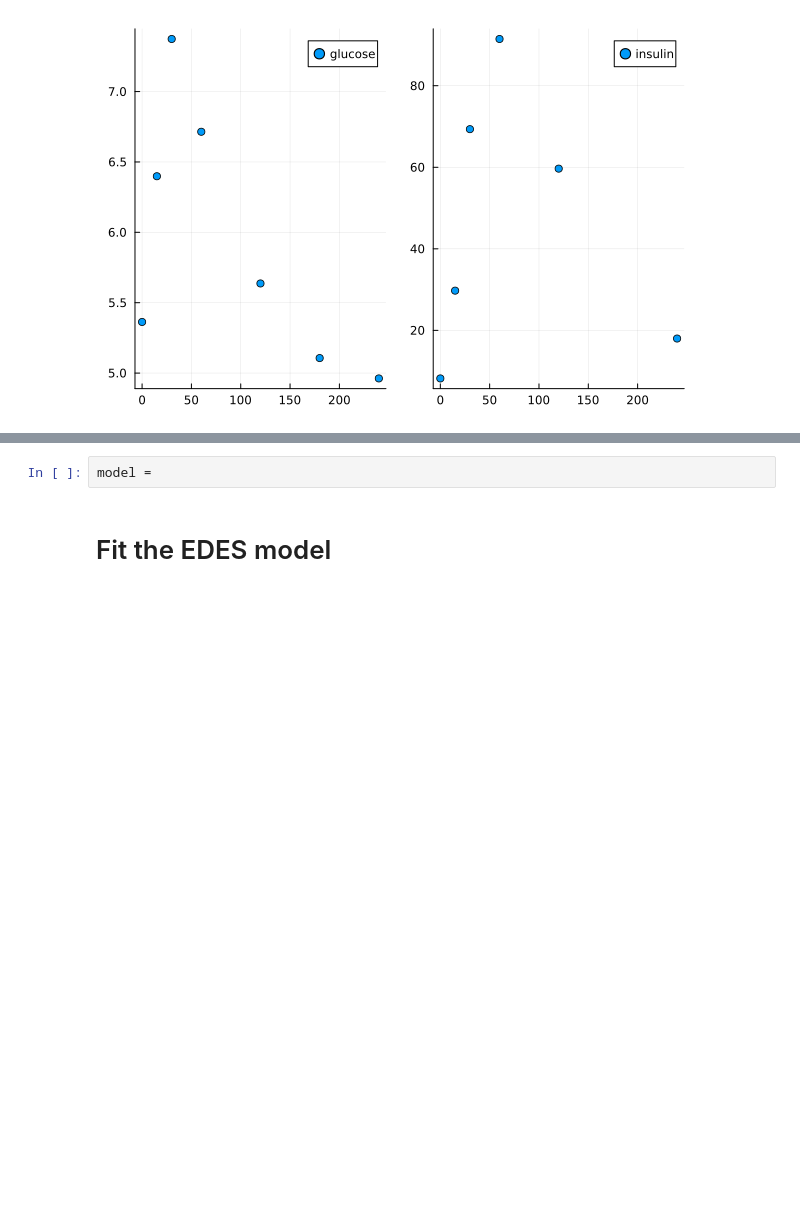
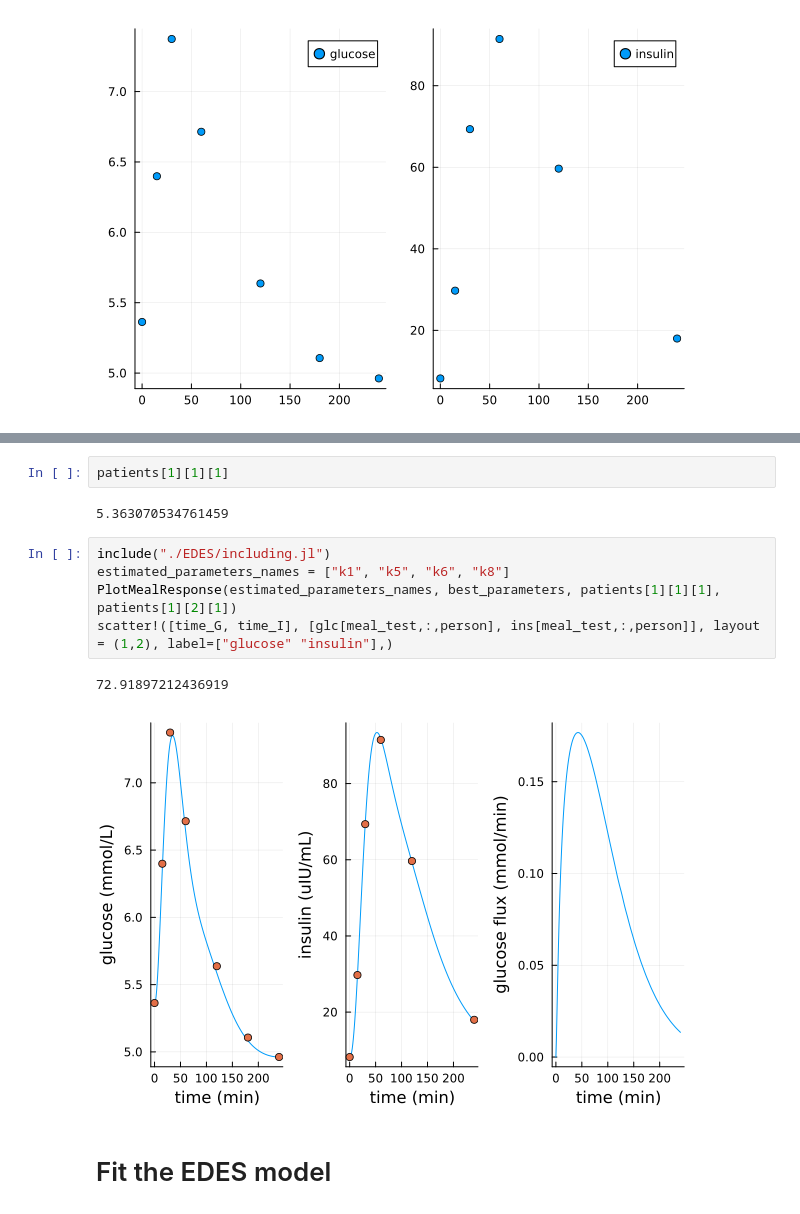
Before and after one commit to JDQuadt/EDES, a Jupyter notebook: Synthetic_fits.ipynb, the cells around one changed output, grey strips where cells are left out. Saved outputs shown, nothing was run; the diff lists cells and outputs as text; blank space fills up the shorter version.

```diff
--- a/Synthetic_fits.ipynb
+++ b/Synthetic_fits.ipynb
@@ -76,5 +74,15 @@ Parameter estimation done!
-# %%
-model =
+# %%
+patients[1][1][1]
+# %% [output]
+5.363070534761459
+# %%
+include("./EDES/including.jl")
+estimated_parameters_names = ["k1", "k5", "k6", "k8"]
+PlotMealResponse(estimated_parameters_names, best_parameters, patients[1][1][1], patients[1][2][1])
+scatter!([time_G, time_I], [glc[meal_test,:,person], ins[meal_test,:,person]], layout = (1,2), label=["glucose" "insulin"],)
+# %% [output]
+72.91897212436919
+[figure, added]
 # %% [markdown]
 # Fit the EDES model
 # %%
```
Also changed, not shown: parts of 7 cells of this notebook, 50 other files.
